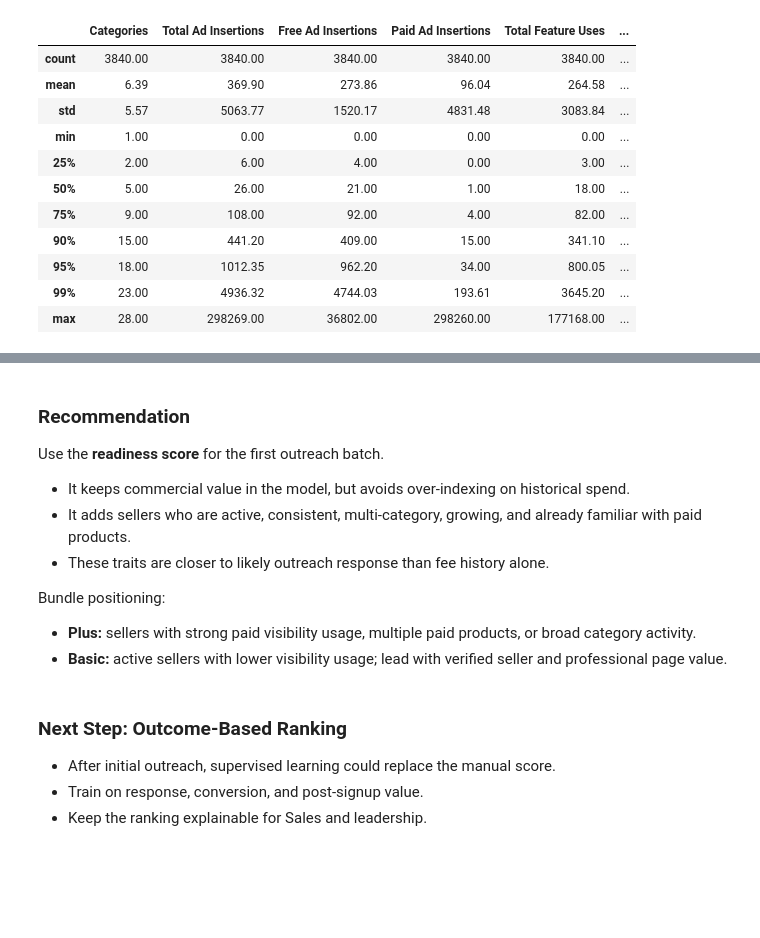
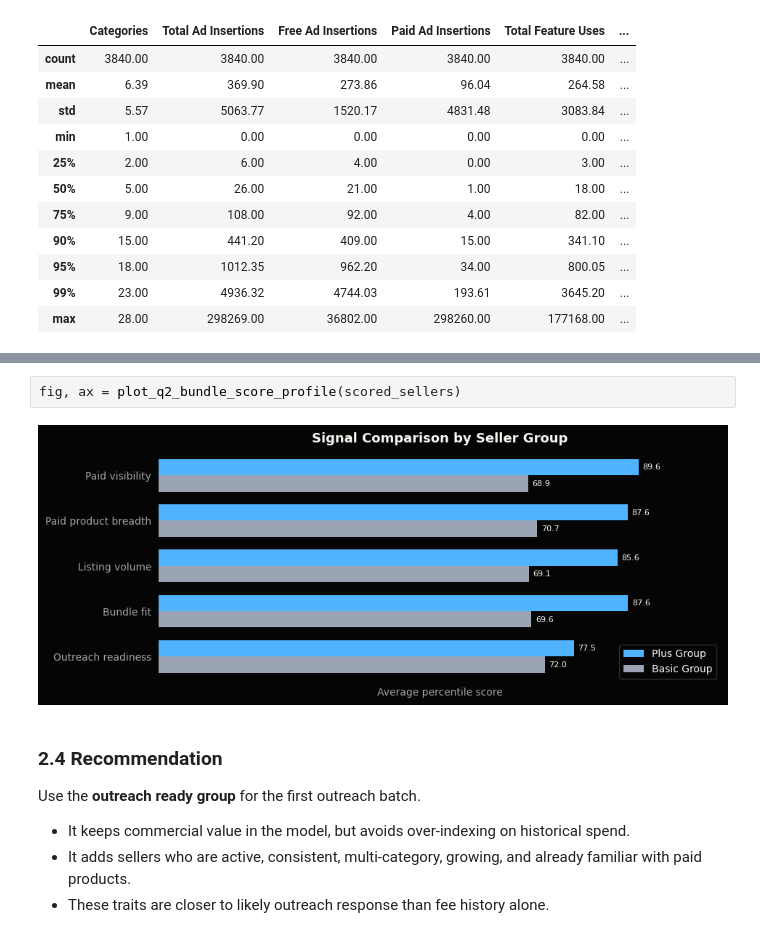
Before and after one commit to omer-t/marktplaats-assignment, a Jupyter notebook: assignments/smb_bundles/q2_prioritize.ipynb, the cells around one changed output, grey strips where cells are left out. Saved outputs shown, nothing was run; the diff lists cells and outputs as text; blank space fills up the shorter version.

```diff
--- a/assignments/smb_bundles/q2_prioritize.ipynb
+++ b/assignments/smb_bundles/q2_prioritize.ipynb
@@ -228,19 +257,12 @@ q2_bundle_recommendation_display(scored_sellers)
+# %%
+fig, ax = plot_q2_bundle_score_profile(scored_sellers)
+# %% [output]
+[figure, added]
 # %% [markdown]
-### Recommendation
+### 2.4 Recommendation
 
-Use the **readiness score** for the first outreach batch.
+Use the **outreach ready group** for the first outreach batch.
 
 - It keeps commercial value in the model, but avoids over-indexing on historical spend.
 - It adds sellers who are active, consistent, multi-category, growing, and already familiar with paid products.
 - These traits are closer to likely outreach response than fee history alone.
-
-Bundle positioning:
-
-- **Plus:** sellers with strong paid visibility usage, multiple paid products, or broad category activity.
-- **Basic:** active sellers with lower visibility usage; lead with verified seller and professional page value.
-# %% [markdown]
-### Next Step: Outcome-Based Ranking
-
-- After initial outreach, supervised learning could replace the manual score.
-- Train on response, conversion, and post-signup value.
-- Keep the ranking explainable for Sales and leadership.
```
Also changed, not shown: parts of 29 cells of this notebook, 8 other files.
